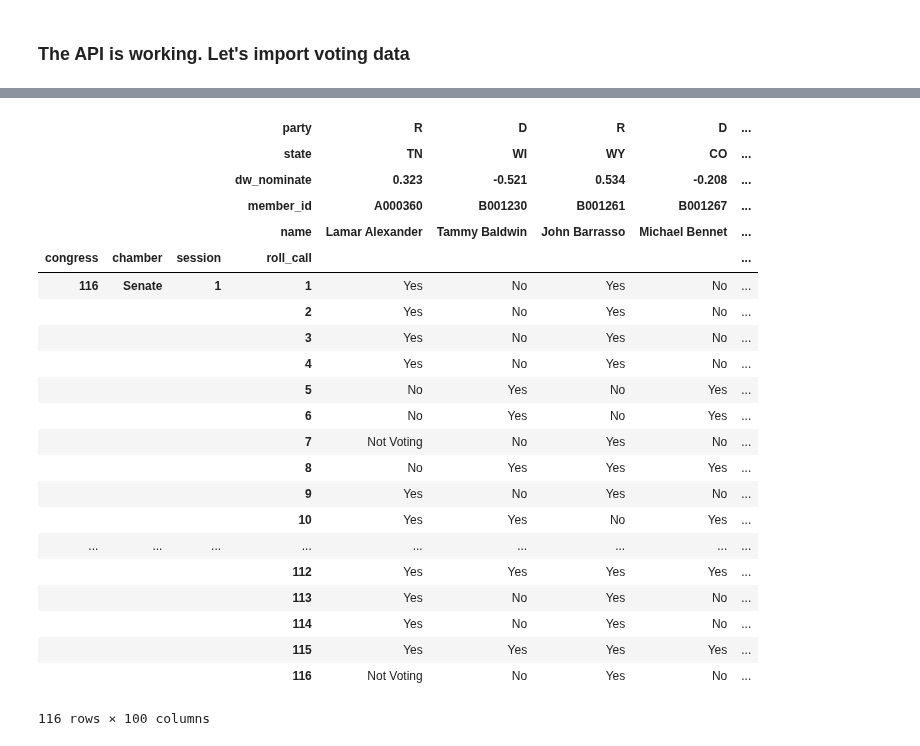
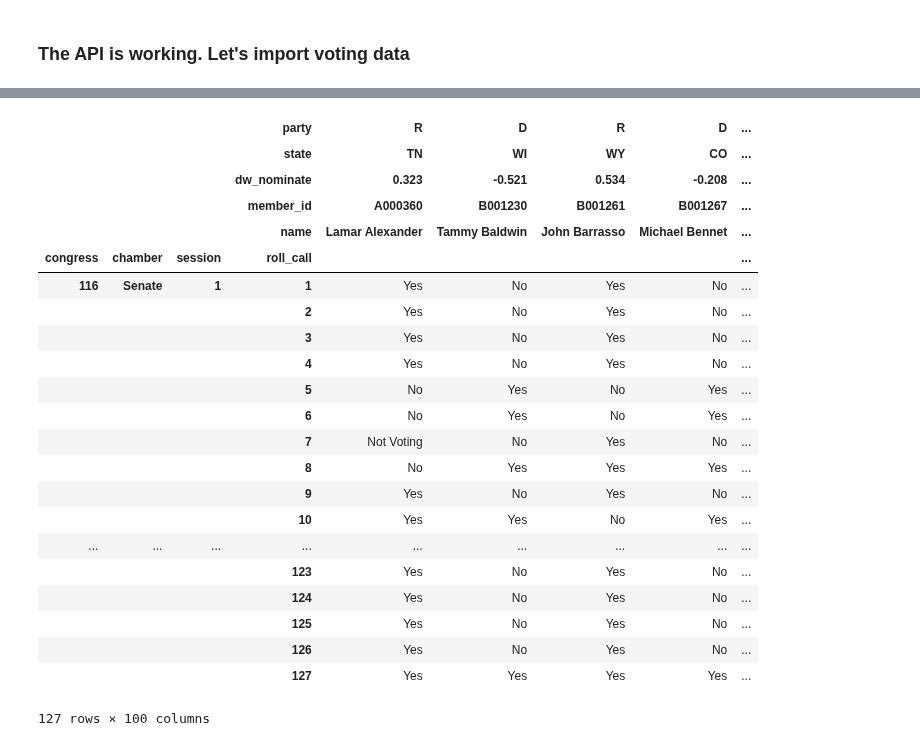
Before and after one commit to Nhorning/Congressional_Survival, a Jupyter notebook: Data Wrangling.ipynb, the cells around one changed output, grey strips where cells are left out. Cells and saved outputs as stored; diff of their text form; code cells hidden in the pictures.

```diff
--- a/Data Wrangling.ipynb
+++ b/Data Wrangling.ipynb
@@ -429,27 +328,27 @@ KeyboardInterrupt:
 # %%
-test_df = pd.read_csv('Data/2019_senatevote_pos.csv', header = [0,1,2,3,4], index_col = [0,1,2,3])
-test_df
+test_dfsenate = pd.read_csv('Data/2019_senatevote_pos.csv', header = [0,1,2,3,4], index_col = [0,1,2,3])
+test_dfsenate
 # %% [output]
 |  |  |  | party | R | D | R | D | ... |
 |  |  |  | state | TN | WI | WY | CO | ... |
 |  |  |  | dw_nominate | 0.323 | -0.521 | 0.534 | -0.208 | ... |
 |  |  |  | member_id | A000360 | B001230 | B001261 | B001267 | ... |
 |  |  |  | name | Lamar Alexander | Tammy Baldwin | John Barrasso | Michael Bennet | ... |
 | congress | chamber | session | roll_call |  |  |  |  | ... |
 | 116 | Senate | 1 | 1 | Yes | No | Yes | No | ... |
 |  |  |  | 2 | Yes | No | Yes | No | ... |
 |  |  |  | 3 | Yes | No | Yes | No | ... |
 |  |  |  | 4 | Yes | No | Yes | No | ... |
 |  |  |  | 5 | No | Yes | No | Yes | ... |
 |  |  |  | 6 | No | Yes | No | Yes | ... |
 |  |  |  | 7 | Not Voting | No | Yes | No | ... |
 |  |  |  | 8 | No | Yes | Yes | Yes | ... |
 |  |  |  | 9 | Yes | No | Yes | No | ... |
 |  |  |  | 10 | Yes | Yes | No | Yes | ... |
 | ... | ... | ... | ... | ... | ... | ... | ... | ... |
-|  |  |  | 112 | Yes | Yes | Yes | Yes | ... |
-|  |  |  | 113 | Yes | No | Yes | No | ... |
-|  |  |  | 114 | Yes | No | Yes | No | ... |
-|  |  |  | 115 | Yes | Yes | Yes | Yes | ... |
-|  |  |  | 116 | Not Voting | No | Yes | No | ... |
+|  |  |  | 123 | Yes | No | Yes | No | ... |
+|  |  |  | 124 | Yes | No | Yes | No | ... |
+|  |  |  | 125 | Yes | No | Yes | No | ... |
+|  |  |  | 126 | Yes | No | Yes | No | ... |
+|  |  |  | 127 | Yes | Yes | Yes | Yes | ... |
-116 rows × 100 columns
+127 rows × 100 columns
```
Also changed, not shown: parts of 14 cells of this notebook.
